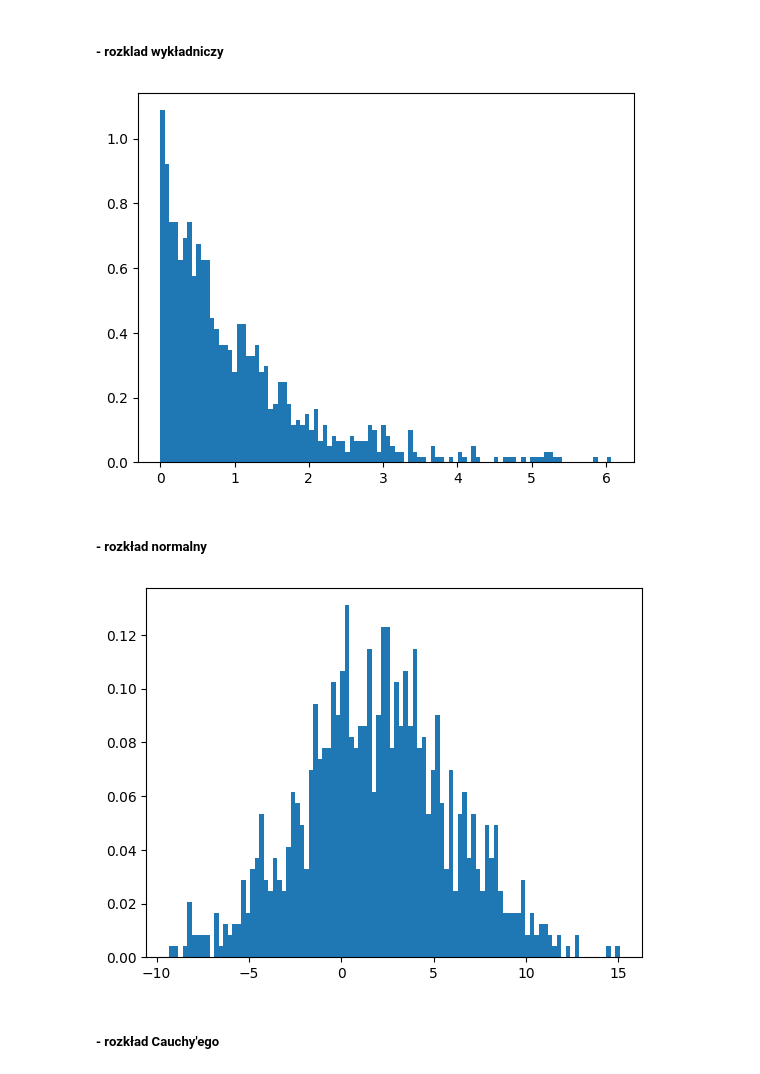
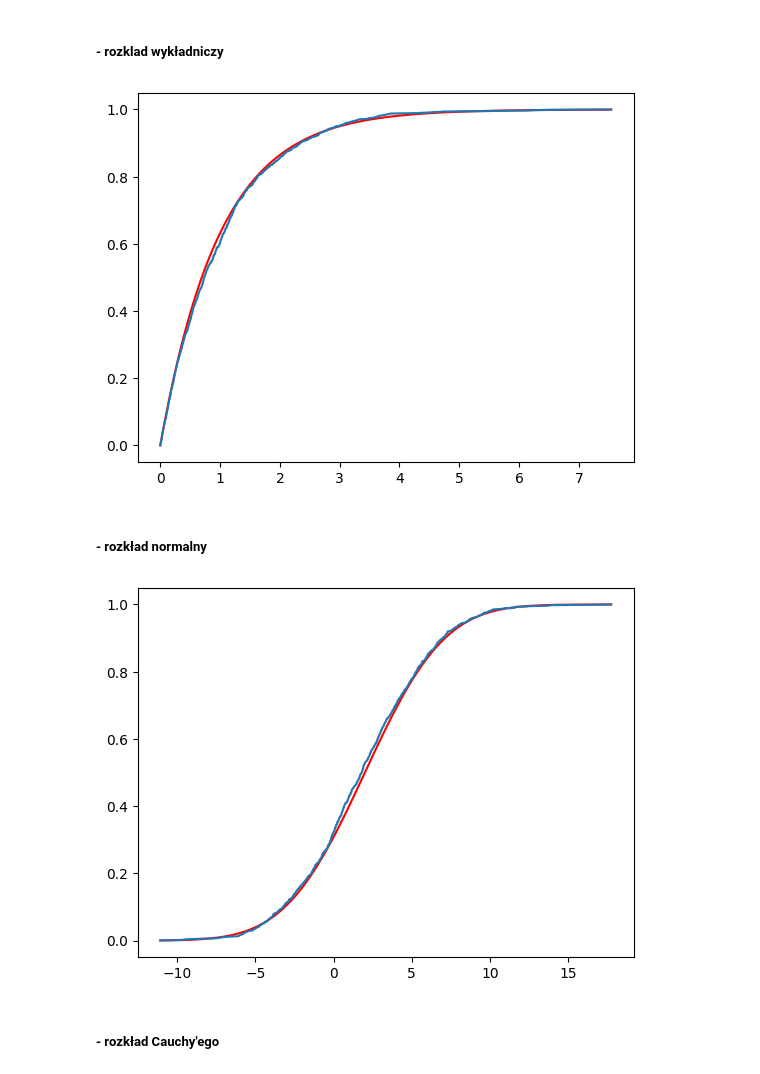
Before and after one commit to ola-gorska/pwr-matematyka_stosowana, a Jupyter notebook: semestr 4/symulacje komputerowe/symulacje_komputerowe_algorytmy.ipynb, the cells around one changed output. Drawn from its saved outputs; the diff is of its cells as text; code cells hidden in the pictures.

```diff
--- a/semestr 4/symulacje komputerowe/symulacje_komputerowe_algorytmy.ipynb
+++ b/semestr 4/symulacje komputerowe/symulacje_komputerowe_algorytmy.ipynb
@@ -39,18 +54,28 @@ def invdis(lam, x):
 count, bins, ignored = plt.hist(invdis(1,x), 100, density=True)
 cdf = scipy.stats.expon.cdf(bins)
 ecdf = ECDF(invdis(1,x))
+
+plt.clf()
+plt.plot(bins, cdf, c='red')
+plt.plot(ecdf.x, ecdf.y)
+plt.show()
 # %% [output]
-[figure, old version]
+[figure, new version]
 # %% [markdown]
 ##### - rozkład normalny
 # %%
 def invdis(mi, sigma, x):
     return mi + sigma*np.sqrt(2)*erfinv(2*x-1)
 count, bins, ignored = plt.hist(invdis(2,4,x), 100, density=True)
 cdf = scipy.stats.norm.cdf(bins,2,4)
 ecdf = ECDF(invdis(2, 4, x))
+
+plt.clf()
+plt.plot(bins, cdf, c='red')
+plt.plot(ecdf.x, ecdf.y)
+plt.show()
 # %% [output]
-[figure, old version]
+[figure, new version]
 # %% [markdown]
 ##### - rozkład Cauchy'ego
 # %%
```
Also changed, not shown: parts of 12 cells of this notebook, 1 other file.
